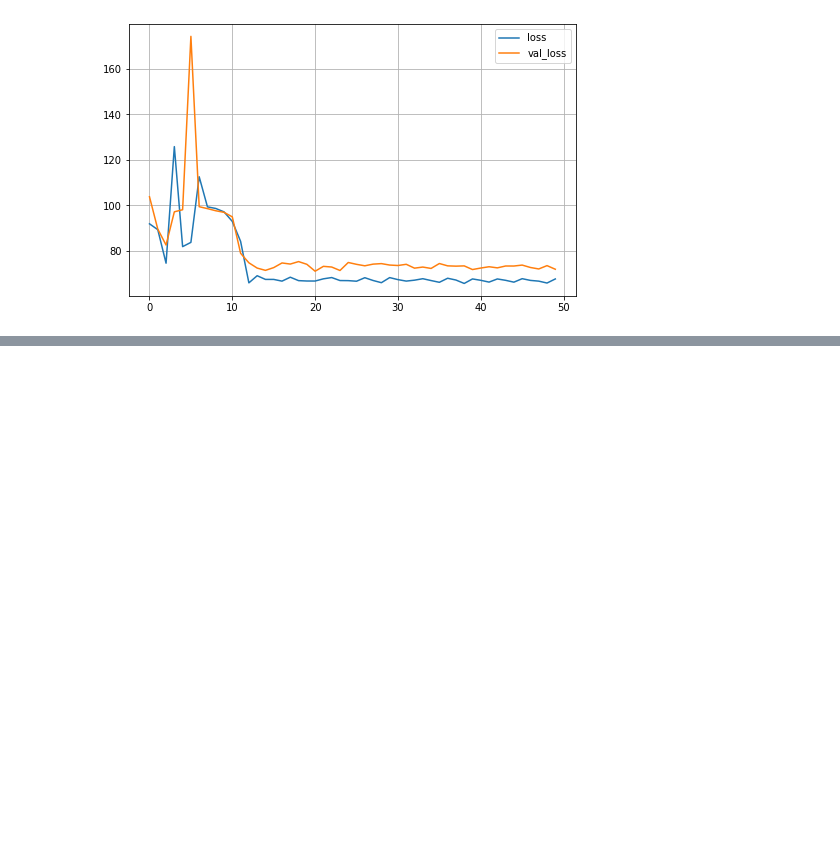
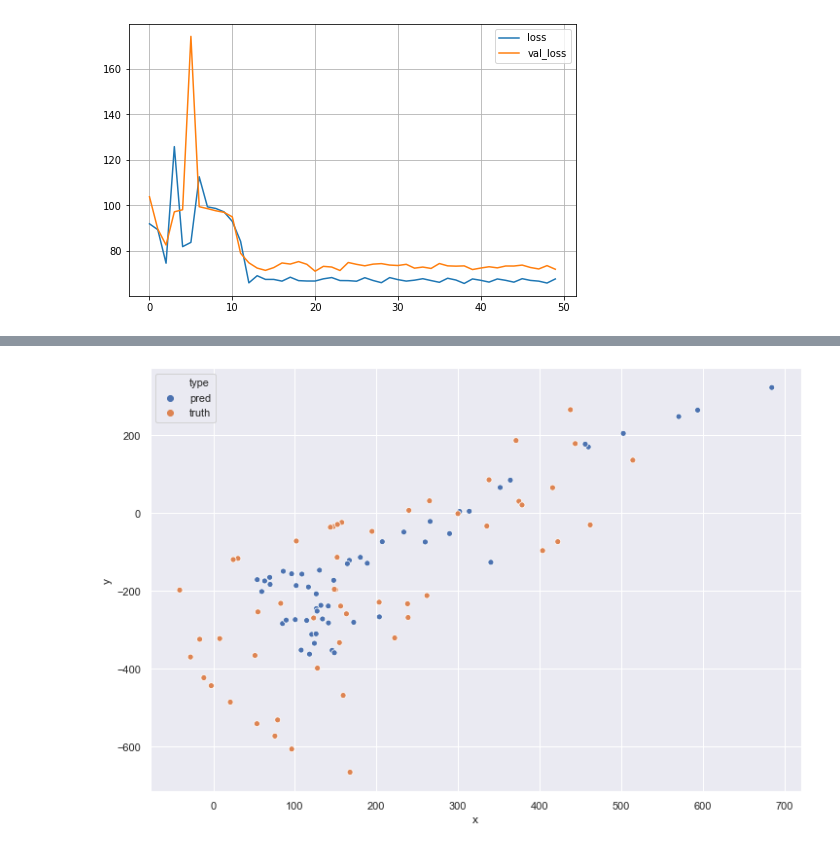
Before and after one commit to telenovelachuan/data_science, a Jupyter notebook: master_project/user_localization.ipynb, the cells around one changed output, grey strips where cells are left out. Cells and saved outputs as stored; diff of their text form; code cells hidden in the pictures; blank space fills up the shorter version.

```diff
--- a/master_project/user_localization.ipynb
+++ b/master_project/user_localization.ipynb
@@ -401,0 +421,5 @@ Epoch 50/50
+# %%
+# 1D-CNN with batch normalization
+analyze_predictions("cnn1_bn_preds.csv")
+# %% [output]
+[figure, added]
```
Also changed, not shown: parts of 6 cells of this notebook, 5 other files.
